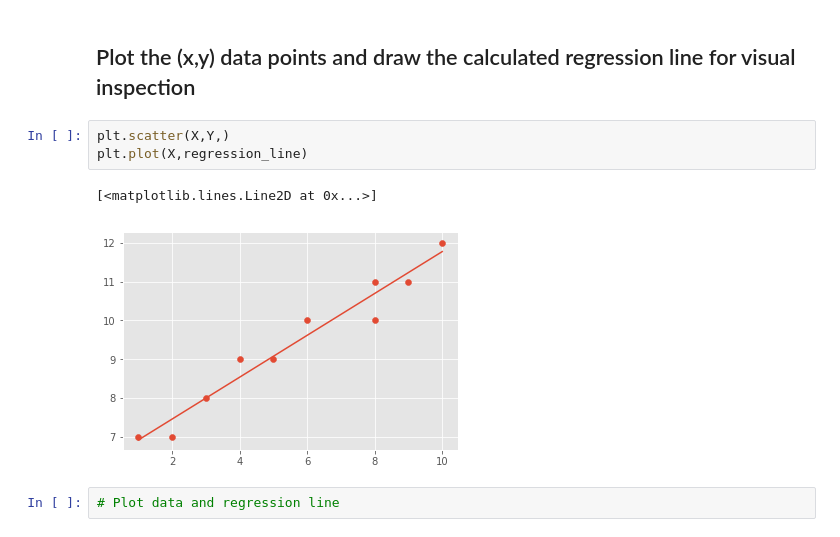
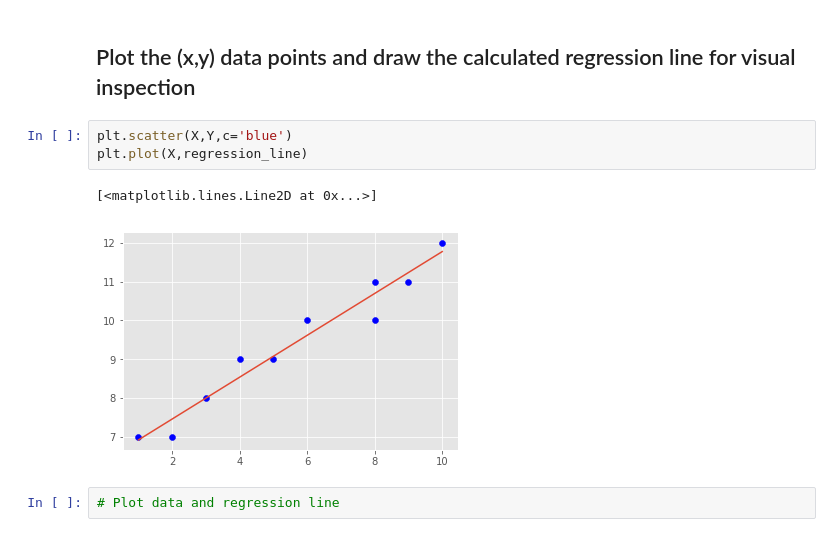
Before and after one commit to MsJacksonIYN/dsc-0-10-07-simple-linear-regression-lab-nyc-ds-career-031119, a Jupyter notebook: index.ipynb, the cells around one changed output. Cells and saved outputs as stored; diff of their text form.

```diff
--- a/index.ipynb
+++ b/index.ipynb
@@ -124,11 +124,11 @@ regression_line = reg_line(m,b,X)
 # %% [markdown]
 ## Plot the (x,y) data points and draw the calculated regression line for visual inspection
 # %%
-plt.scatter(X,Y,)
+plt.scatter(X,Y,c='blue')
 plt.plot(X,regression_line)
 # %% [output]
 [<matplotlib.lines.Line2D at 0x...>]
-[figure, old version]
+[figure, new version]
 # %%
 # Plot data and regression line
 # %% [output]
```
